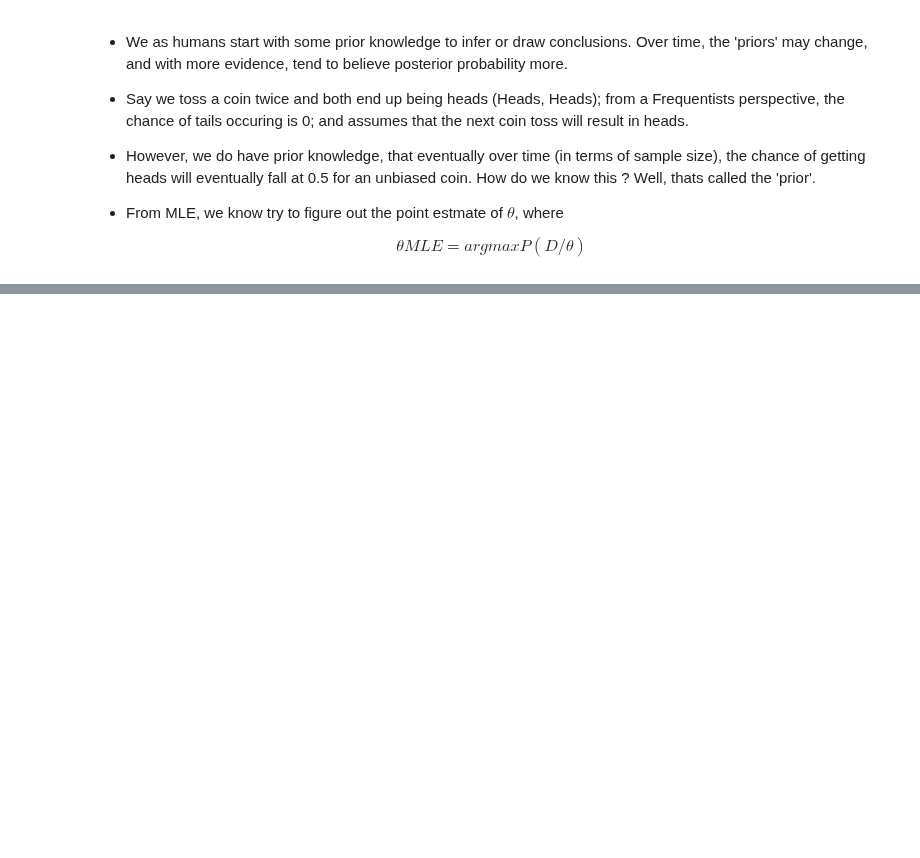
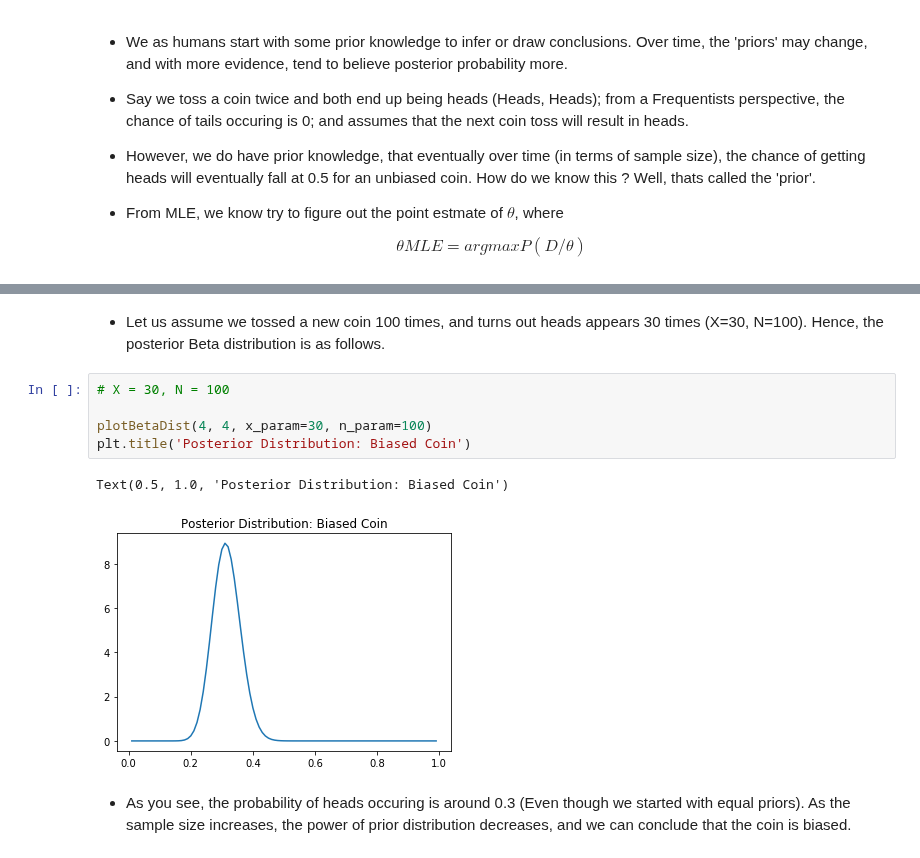
Before and after one commit to AdiVarma27/AdiVarma27.github.io, a Jupyter notebook: _jupyter/2019-04-07-Frequentist vs Bayesian Thinking with MLE & MAP.ipynb, the cells around one changed output, grey strips where cells are left out. Drawn from its saved outputs; the diff is of its cells as text; blank space fills up the shorter version.

```diff
--- a/_jupyter/2019-04-07-Frequentist vs Bayesian Thinking with MLE & MAP.ipynb
+++ b/_jupyter/2019-04-07-Frequentist vs Bayesian Thinking with MLE & MAP.ipynb
@@ -160,0 +197,12 @@ plt.plot(x,y)
+# %% [markdown]
+* Let us assume we tossed a new coin 100 times, and turns out heads appears 30 times (X=30, N=100). Hence, the posterior Beta distribution is as follows.
+# %%
+# X = 30, N = 100
+
+plotBetaDist(4, 4, x_param=30, n_param=100)
+plt.title('Posterior Distribution: Biased Coin')
+# %% [output]
+Text(0.5, 1.0, 'Posterior Distribution: Biased Coin')
+[figure, added]
+# %% [markdown]
+* As you see, the probability of heads occuring is around 0.3 (Even though we started with equal priors). As the sample size increases, the power of prior distribution decreases, and we can conclude that the coin is biased.
```
Also changed, not shown: parts of 7 cells of this notebook.
